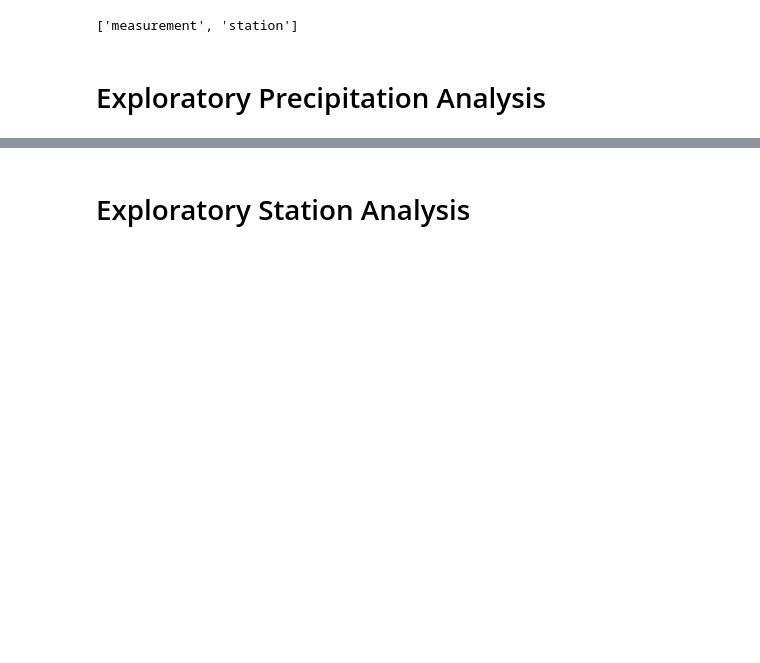
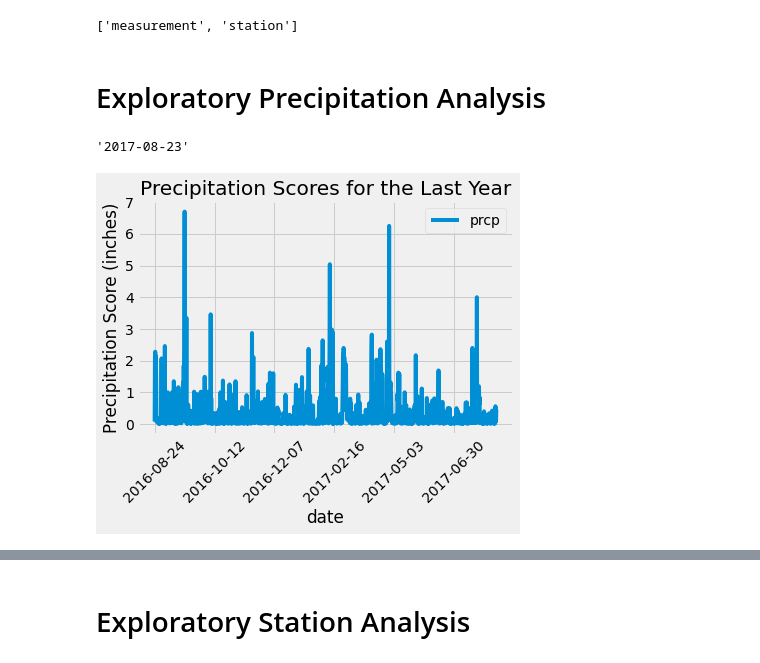
Before and after one commit to NHoyer95/sqlalchemy-challenge, a Jupyter notebook: notebooks and tools/climate_starter.ipynb, the cells around one changed output, grey strips where cells are left out. Saved outputs shown, nothing was run; the diff lists cells and outputs as text; code cells hidden in the pictures; blank space fills up the shorter version.

Commit message:
Saving Updates to notebook - precip analysis complete

```diff
--- a/notebooks and tools/climate_starter.ipynb
+++ b/notebooks and tools/climate_starter.ipynb
@@ -38,21 +38,37 @@ session = Session(engine)
 # Exploratory Precipitation Analysis
 # %%
 # Find the most recent date in the data set.
+recent_date = session.query(measurement.date).\
+    order_by((measurement.date).\
+    desc()).first()[0]
+recent_date
+# %% [output]
+'2017-08-23'
 # %%
 # Design a query to retrieve the last 12 months of precipitation data and plot the results.
 # Starting from the most recent data point in the database.
-
 # Calculate the date one year from the last date in data set.
-
+one_year_ago = dt.datetime.strptime(recent_date, "%Y-%m-%d") - dt.timedelta(days=365)
 
 # Perform a query to retrieve the data and precipitation scores
-
+last_year_precip = session.query(measurement.date, measurement.prcp).\
+    order_by((measurement.date).asc()).\
+    filter(measurement.date >= one_year_ago).\
+    filter(measurement.prcp).all()
 
 # Save the query results as a Pandas DataFrame and set the index to the date column
-
+last_year_precip_df = pd.DataFrame(last_year_precip)
+last_year_precip_df.set_index("date", inplace=True)
 
 # Sort the dataframe by date
-
+last_year_precip_df.sort_values(by=["date"], ascending=True)
 
 # Use Pandas Plotting with Matplotlib to plot the data
+last_year_precip_df.plot()
+plt.title("Precipitation Scores for the Last Year")
+plt.ylabel("Precipitation Score (inches)")
+plt.xticks(rotation=45)
+plt.show()
+# %% [output]
+[figure, added]
 # %%
```
Also changed, not shown: parts of 1 cell of this notebook.
